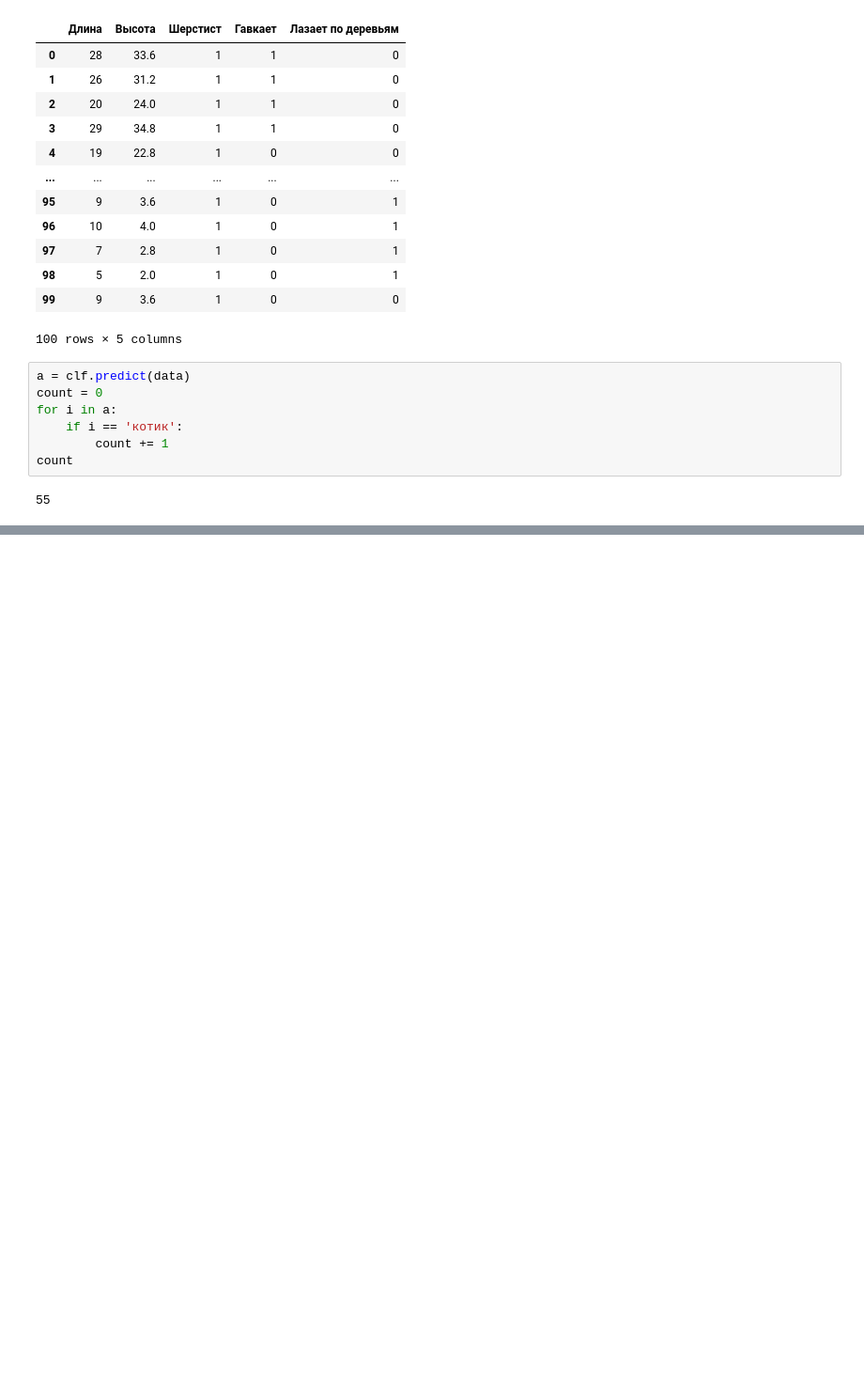
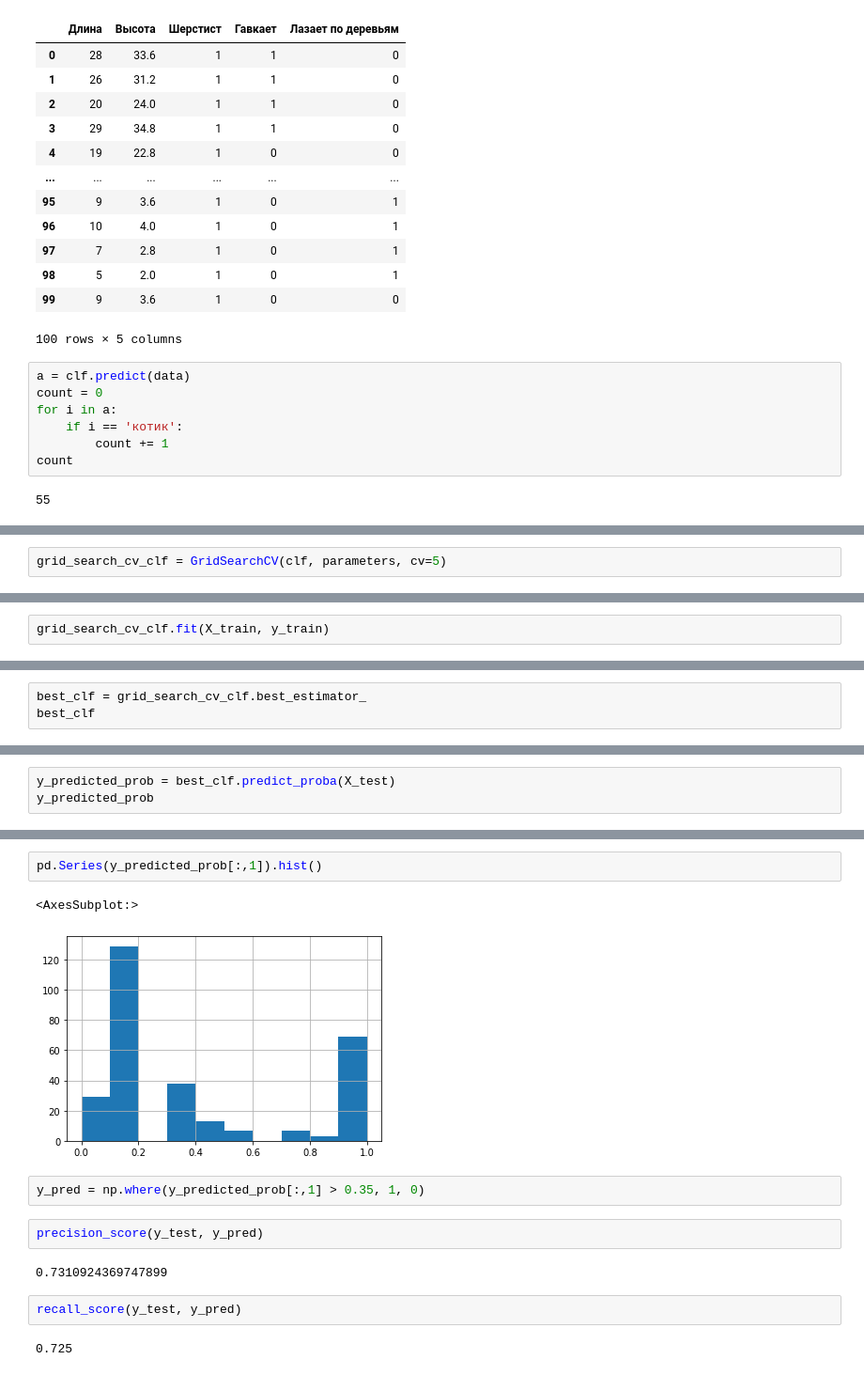
Before and after one commit to AndrewSalygin/ML_practice, a Jupyter notebook: ML.ipynb, the cells around one changed output, grey strips where cells are left out. Shown at 94% size. Saved outputs shown, nothing was run; the diff lists cells and outputs as text; blank space fills up the shorter version.

```diff
--- a/ML.ipynb
+++ b/ML.ipynb
@@ -1863,0 +1882,2 @@ count
+# %%
+grid_search_cv_clf = GridSearchCV(clf, parameters, cv=5)
@@ -1863,0 +1890,2 @@ count
+# %%
+grid_search_cv_clf.fit(X_train, y_train)
@@ -1863,0 +1900,3 @@ count
+# %%
+best_clf = grid_search_cv_clf.best_estimator_
+best_clf
@@ -1863,0 +1921,3 @@ count
+# %%
+y_predicted_prob = best_clf.predict_proba(X_test)
+y_predicted_prob
@@ -1863,0 +1942,15 @@ count
+# %%
+pd.Series(y_predicted_prob[:,1]).hist()
+# %% [output]
+<AxesSubplot:>
+[figure, added]
+# %%
+y_pred = np.where(y_predicted_prob[:,1] > 0.35, 1, 0)
+# %%
+precision_score(y_test, y_pred)
+# %% [output]
+0.7310924369747899
+# %%
+recall_score(y_test, y_pred)
+# %% [output]
+0.725
```
Also changed, not shown: parts of 27 cells of this notebook, 2 other files.
